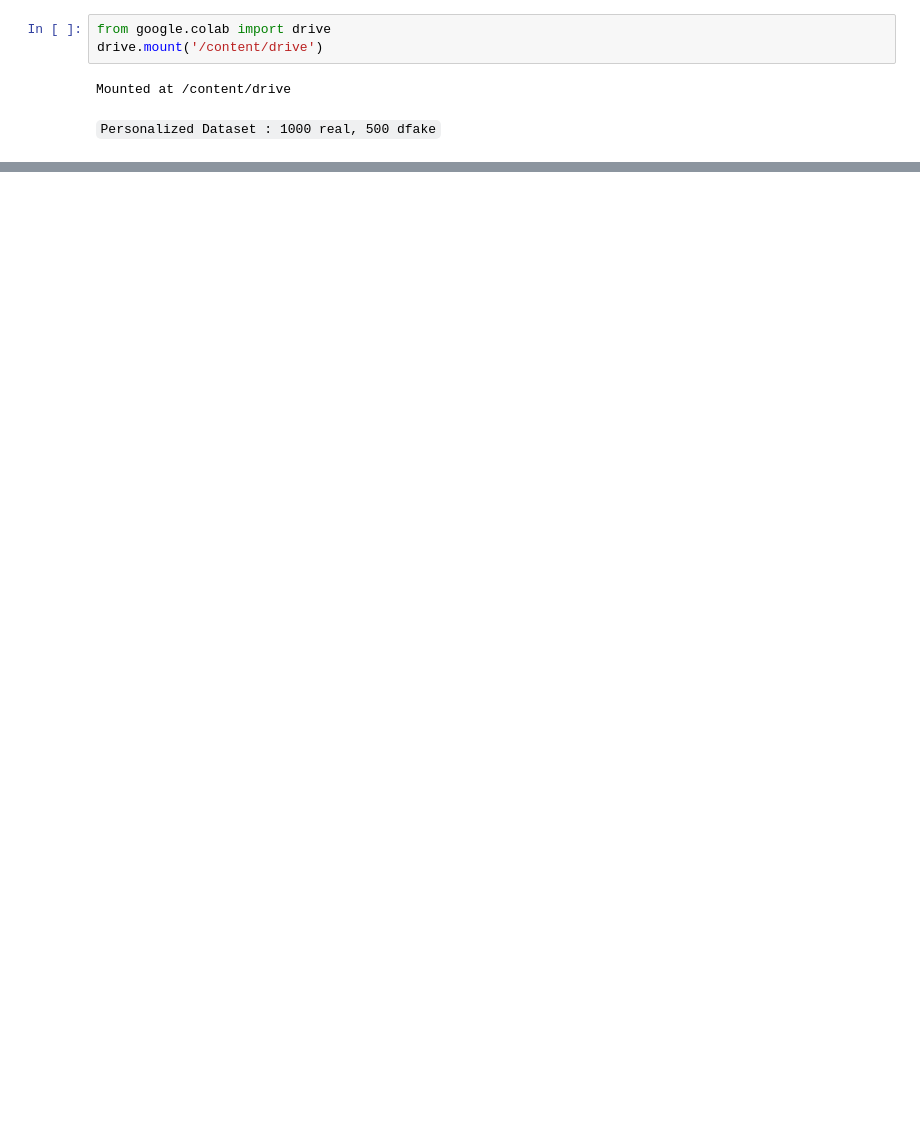
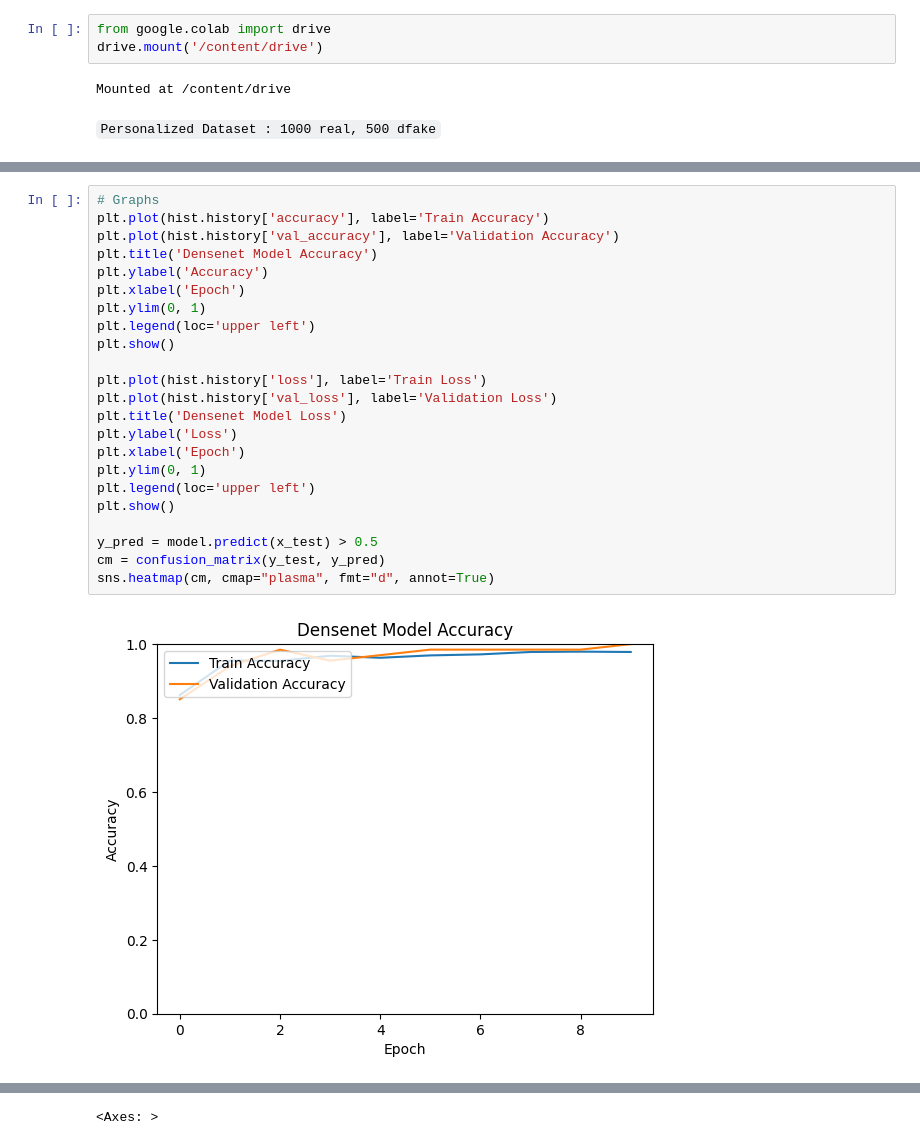
Before and after one commit to CLiz17/densenet-deepfake, a Jupyter notebook: custom_densenet.ipynb, the cells around one changed output, grey strips where cells are left out. Saved outputs shown, nothing was run; the diff lists cells and outputs as text; blank space fills up the shorter version.

```diff
--- a/custom_densenet.ipynb
+++ b/custom_densenet.ipynb
@@ -155,0 +131,25 @@ Epoch 10/10
+# %%
+# Graphs
+plt.plot(hist.history['accuracy'], label='Train Accuracy')
+plt.plot(hist.history['val_accuracy'], label='Validation Accuracy')
+plt.title('Densenet Model Accuracy')
+plt.ylabel('Accuracy')
+plt.xlabel('Epoch')
+plt.ylim(0, 1)
+plt.legend(loc='upper left')
+plt.show()
+
+plt.plot(hist.history['loss'], label='Train Loss')
+plt.plot(hist.history['val_loss'], label='Validation Loss')
+plt.title('Densenet Model Loss')
+plt.ylabel('Loss')
+plt.xlabel('Epoch')
+plt.ylim(0, 1)
+plt.legend(loc='upper left')
+plt.show()
+
+y_pred = model.predict(x_test) > 0.5
+cm = confusion_matrix(y_test, y_pred)
+sns.heatmap(cm, cmap="plasma", fmt="d", annot=True)
+# %% [output]
+[figure, added]
@@ -155,0 +158 @@ Epoch 10/10
+<Axes: >
```
Also changed, not shown: parts of 7 cells of this notebook.
